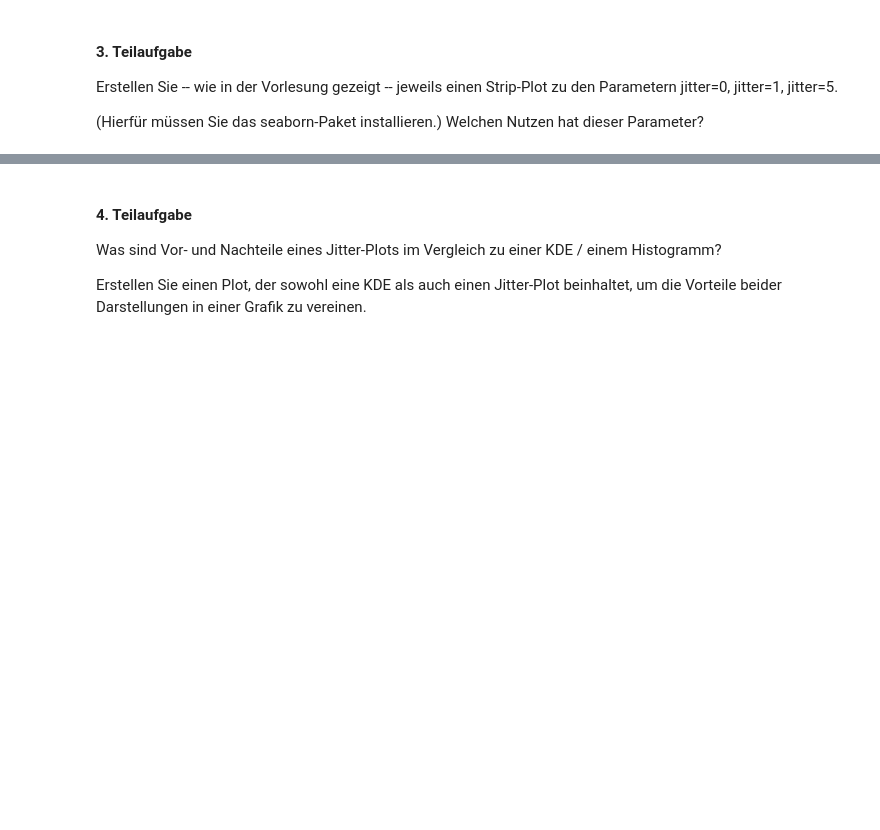
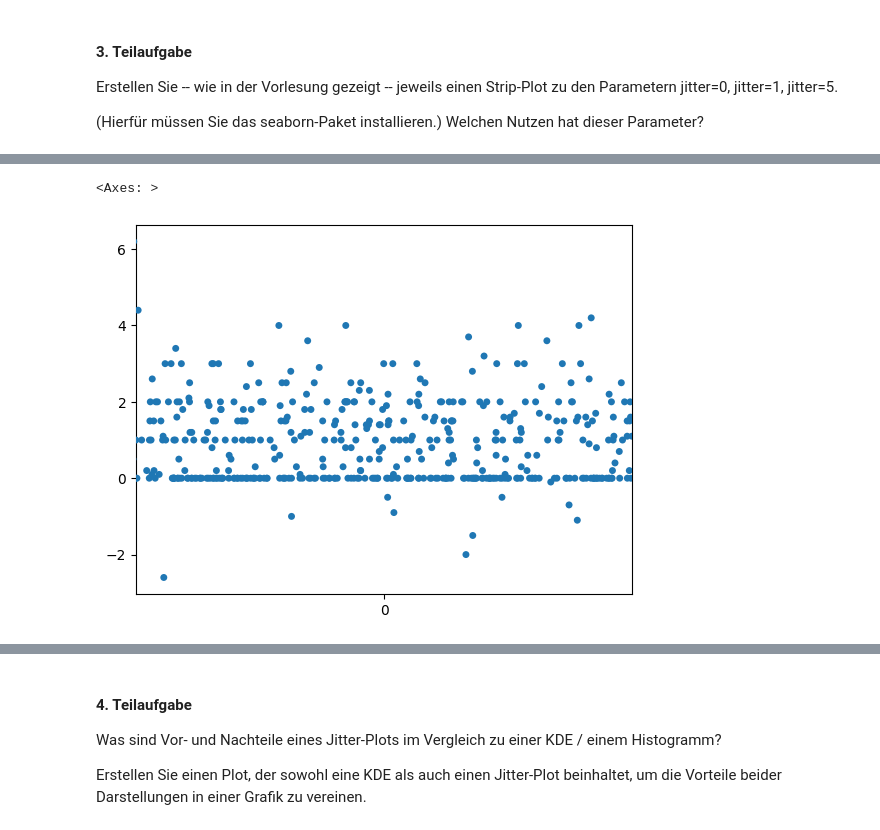
Before and after one commit to MartinElsaesser/data-science, a Jupyter notebook: exercises/exercise2/exercise2.ipynb, the cells around one changed output, grey strips where cells are left out. Saved outputs shown, nothing was run; the diff lists cells and outputs as text; code cells hidden in the pictures; blank space fills up the shorter version.

```diff
--- a/exercises/exercise2/exercise2.ipynb
+++ b/exercises/exercise2/exercise2.ipynb
@@ -15,0 +56,6 @@ Erstellen Sie -- wie in der Vorlesung gezeigt -- jeweils einen Strip-Plot zu den
+# %%
+
+sns.stripplot(data=se_heart, jitter=1)
+# %% [output]
+<Axes: >
+[figure, added]
```
Also changed, not shown: parts of 9 cells of this notebook.
